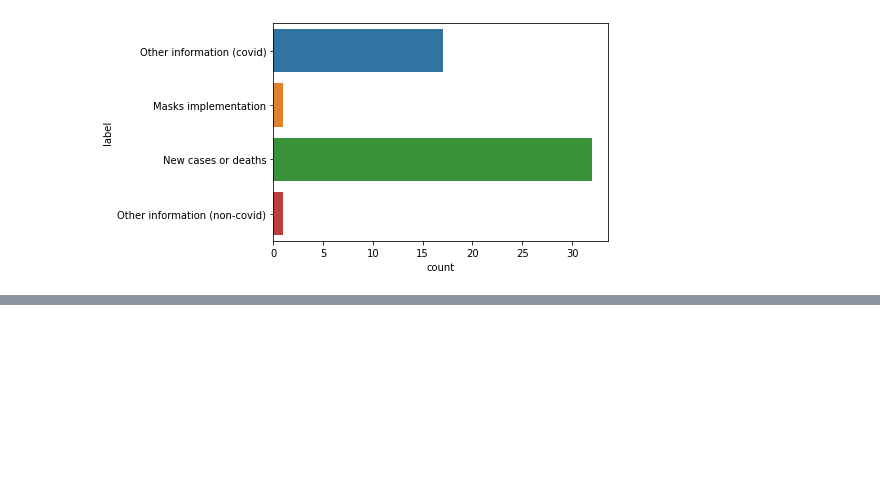
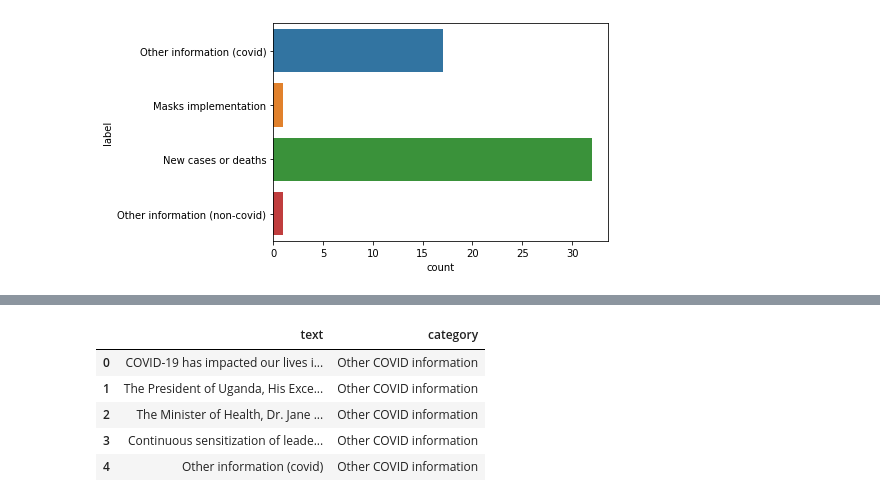
Before and after one commit to SunbirdAI/covid19-uganda-facebook-data-analysis, a Jupyter notebook: notebooks/MoH_page_posts_1.ipynb, the cells around one changed output, grey strips where cells are left out. Saved outputs shown, nothing was run; the diff lists cells and outputs as text; code cells hidden in the pictures; blank space fills up the shorter version.

```diff
--- a/notebooks/MoH_page_posts.ipynb
+++ b/notebooks/MoH_page_posts_1.ipynb
@@ -108,0 +149,10 @@ sns.countplot(y='label', data=annotated_posts)
+# %%
+final_df = annotated_posts[['text', 'category']]
+final_df.head(5)
+# %% [output]
+|  | text | category |
+| 0 | COVID-19 has impacted our lives i... | Other COVID information |
+| 1 | The President of Uganda, His Exce... | Other COVID information |
+| 2 | The Minister of Health, Dr. Jane ... | Other COVID information |
+| 3 | Continuous sensitization of leade... | Other COVID information |
+| 4 | Other information (covid) | Other COVID information |
```
Also changed, not shown: parts of 6 cells of this notebook, 9 other files.
